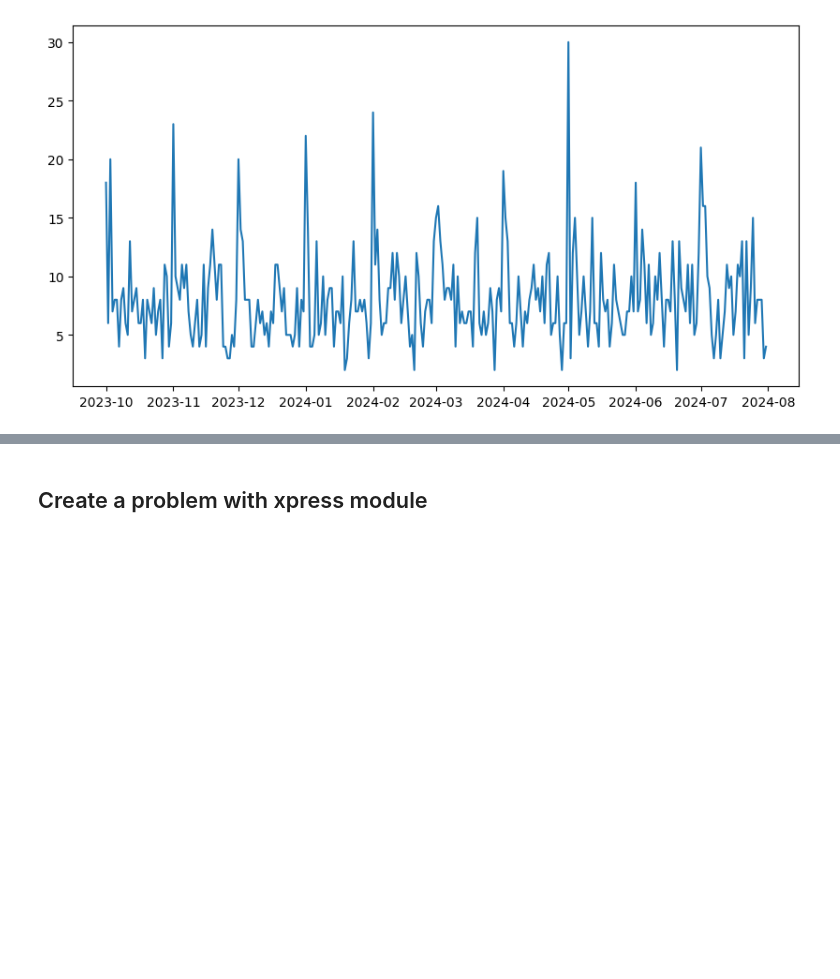
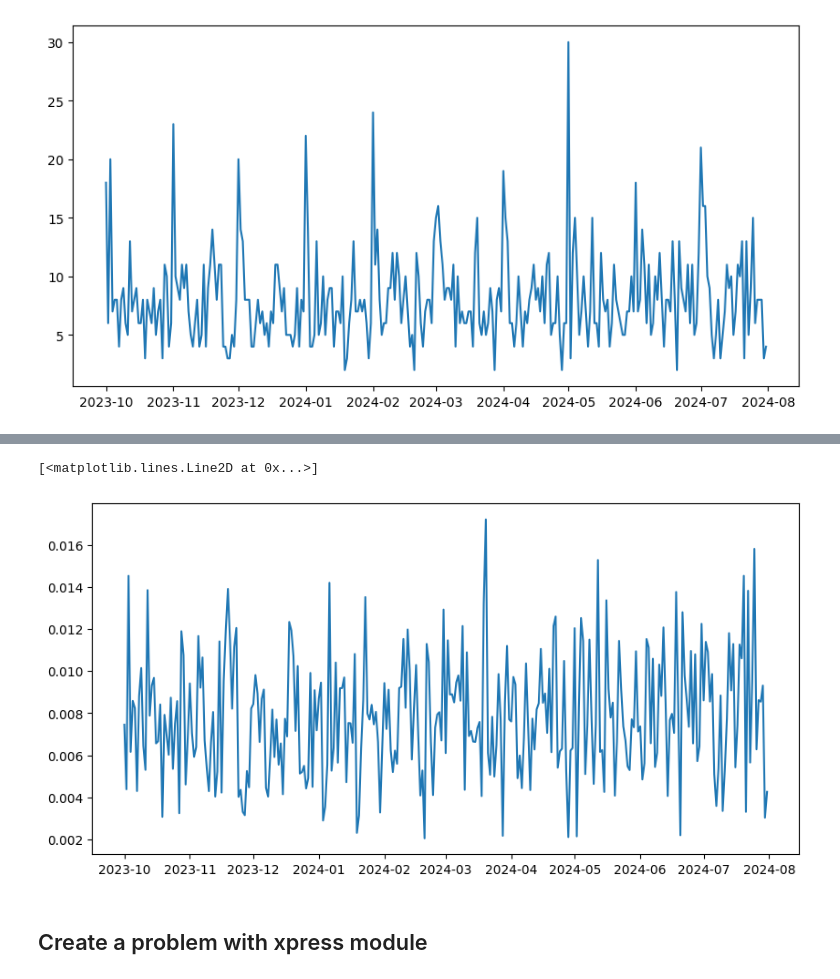
Before and after one commit to Eliza-OK/13-group-project, a Jupyter notebook: project1.0.ipynb, the cells around one changed output, grey strips where cells are left out. Cells and saved outputs as stored; diff of their text form; code cells hidden in the pictures; blank space fills up the shorter version.

```diff
--- a/project1.0.ipynb
+++ b/project1.0.ipynb
@@ -86,3 +86,10 @@ plt.plot(unique_date,counts_date)
 # %% [output]
 [<matplotlib.lines.Line2D at 0x...>]
 [figure]
+# %%
+# in proportion
+TransactionsInput['if_fraud'] = TransactionsInput['transaction_id'].apply(lambda x: 1 if x in FuardCases['transaction_id'].values else 0)
+TransactionsInput_ratio = TransactionsInput[["date","if_fraud"]]
+# %%
+label_ratio = TransactionsInput_ratio.groupby('date')['if_fraud'].mean()
+label_ratio
@@ -89,3 +110,9 @@ plt.plot(unique_date,counts_date)
+# %%
+plt.figure(figsize=(10,5))
+plt.plot(unique_date,label_ratio)
+# %% [output]
+[<matplotlib.lines.Line2D at 0x...>]
+[figure, added]
 # %%
 # TransactionsInput_clean = TransactionsInput_clean[["In_or_Out"] == "paid_in"]
 # %% [markdown]
```
Also changed, not shown: parts of 1 cell of this notebook.
